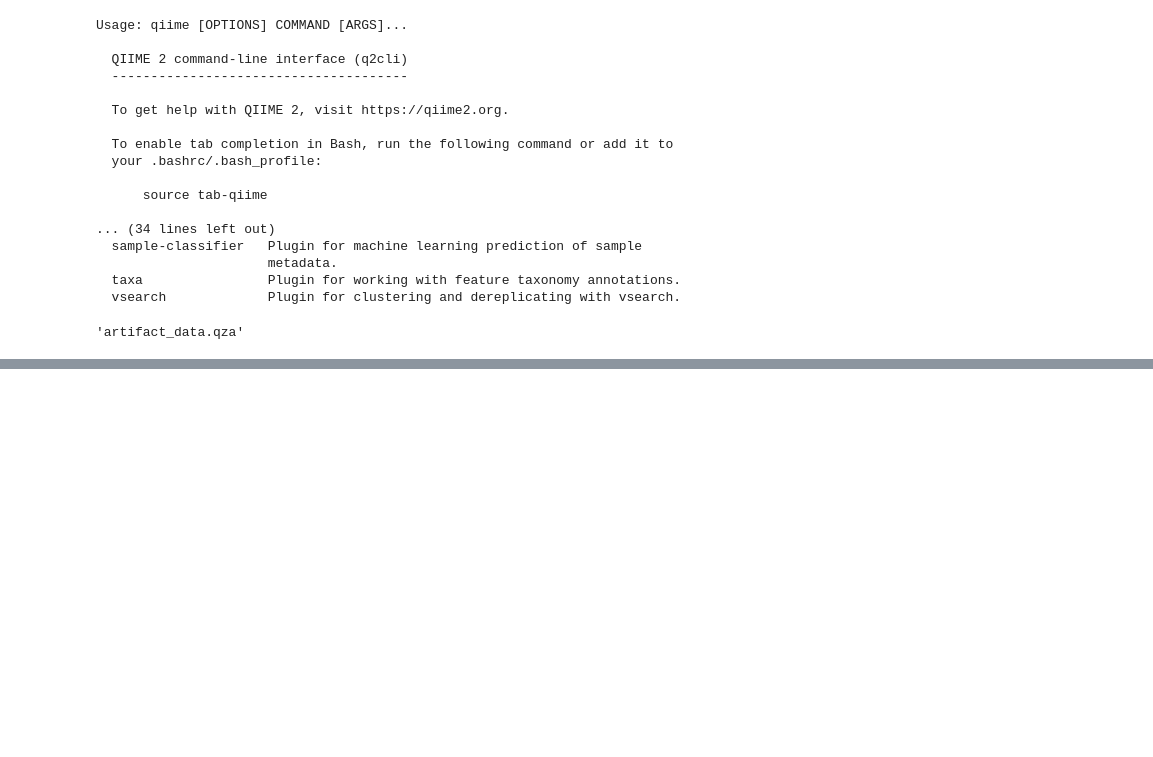
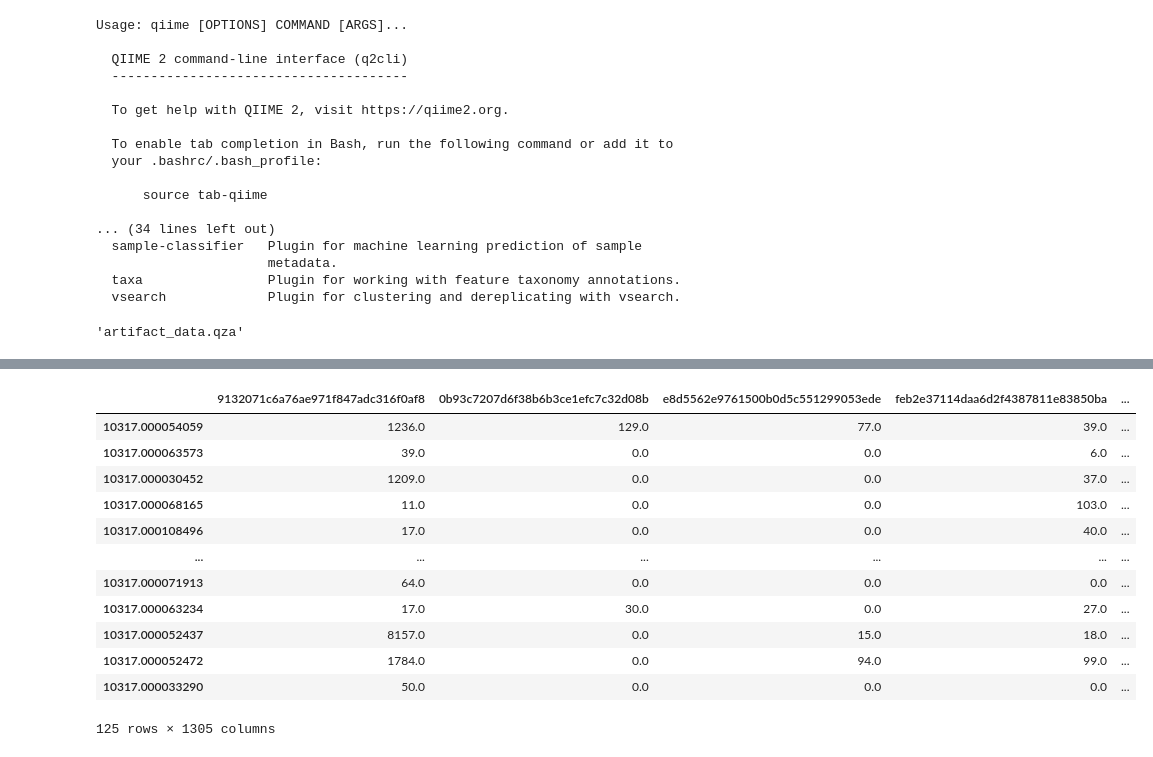
Before and after one commit to grusso98/gut-microbiota-diet, a Jupyter notebook: fastq-analysis.ipynb, the cells around one changed output, grey strips where cells are left out. Drawn from its saved outputs; the diff is of its cells as text; code cells hidden in the pictures; blank space fills up the shorter version.

```diff
--- a/fastq-analysis.ipynb
+++ b/fastq-analysis.ipynb
@@ -214,0 +213,20 @@ Successfully installed ipympl-0.9.3
+# %%
+deblur_seq_table = Artifact.load("deblur_seq_table.qza")
+deblur_seq_representative_sequencess = Artifact.load("deblur_seq_representative_sequences.qza")
+deblur_seq_stats = Artifact.load("deblur_sequences_stats.qza")
+# %%
+deblur_seq_table.view(pd.DataFrame).
+# %% [output]
+|  | 9132071c6a76ae971f847adc316f0af8 | 0b93c7207d6f38b6b3ce1efc7c32d08b | e8d5562e9761500b0d5c551299053ede | feb2e37114daa6d2f4387811e83850ba | ... |
+| 10317.000054059 | 1236.0 | 129.0 | 77.0 | 39.0 | ... |
+| 10317.000063573 | 39.0 | 0.0 | 0.0 | 6.0 | ... |
+| 10317.000030452 | 1209.0 | 0.0 | 0.0 | 37.0 | ... |
+| 10317.000068165 | 11.0 | 0.0 | 0.0 | 103.0 | ... |
+| 10317.000108496 | 17.0 | 0.0 | 0.0 | 40.0 | ... |
+| ... | ... | ... | ... | ... | ... |
+| 10317.000071913 | 64.0 | 0.0 | 0.0 | 0.0 | ... |
+| 10317.000063234 | 17.0 | 30.0 | 0.0 | 27.0 | ... |
+| 10317.000052437 | 8157.0 | 0.0 | 15.0 | 18.0 | ... |
+| 10317.000052472 | 1784.0 | 0.0 | 94.0 | 99.0 | ... |
+| 10317.000033290 | 50.0 | 0.0 | 0.0 | 0.0 | ... |
+125 rows × 1305 columns
```
Also changed, not shown: parts of 26 cells of this notebook, 3 other files.
